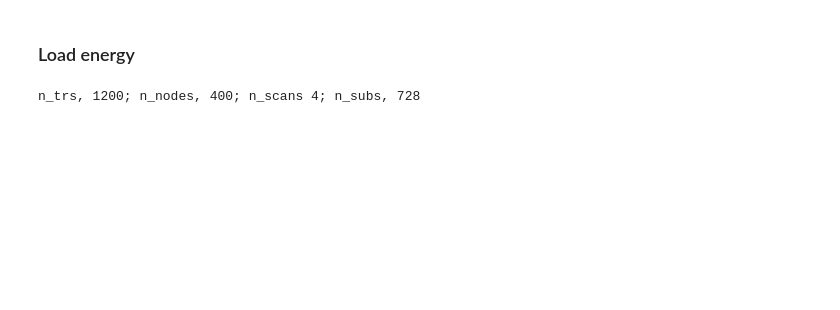
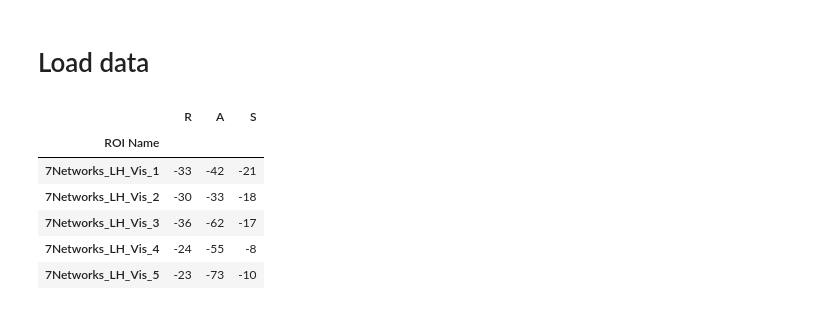
Before and after one commit to LindenParkesLab/nct_xr, a Jupyter notebook: scripts/results_fmri_clusters.ipynb, the cells around one changed output. Cells and saved outputs as stored; diff of their text form; code cells hidden in the pictures; blank space fills up the shorter version.

```diff
--- a/scripts/results_fmri_clusters.ipynb
+++ b/scripts/results_fmri_clusters.ipynb
@@ -38,4 +42,4 @@ from null_models.geomsurr import geomsurr
 # %% [markdown]
-### Load energy
+# Load data
 # %%
 # directory where data is stored
@@ -48,7 +50,12 @@ fmri_clusters_file = 'fmri_clusters_k-6.npy'
-# %%
-# load resting-state time series
-rsfmri = np.load(os.path.join(indir, rsfmri_file))
-[n_trs, n_nodes, n_scans, n_subs] = rsfmri.shape
-print('n_trs, {0}; n_nodes, {1}; n_scans {2}; n_subs, {3}'.format(n_trs, n_nodes, n_scans, n_subs))
-# %% [output]
-n_trs, 1200; n_nodes, 400; n_scans 4; n_subs, 728
+# %%
+# extract cluster centers. These represent dominant patterns of recurrent activity over time
+parc_centroids = pd.read_csv(os.path.join(indir, 'schaefer400-7_centroids.csv'), index_col=0)
+parc_centroids.head()
+# %% [output]
+|  | R | A | S |
+| ROI Name |  |  |  |
+| 7Networks_LH_Vis_1 | -33 | -42 | -21 |
+| 7Networks_LH_Vis_2 | -30 | -33 | -18 |
+| 7Networks_LH_Vis_3 | -36 | -62 | -17 |
+| 7Networks_LH_Vis_4 | -24 | -55 | -8 |
+| 7Networks_LH_Vis_5 | -23 | -73 | -10 |
```
Also changed, not shown: parts of 18 cells of this notebook.
